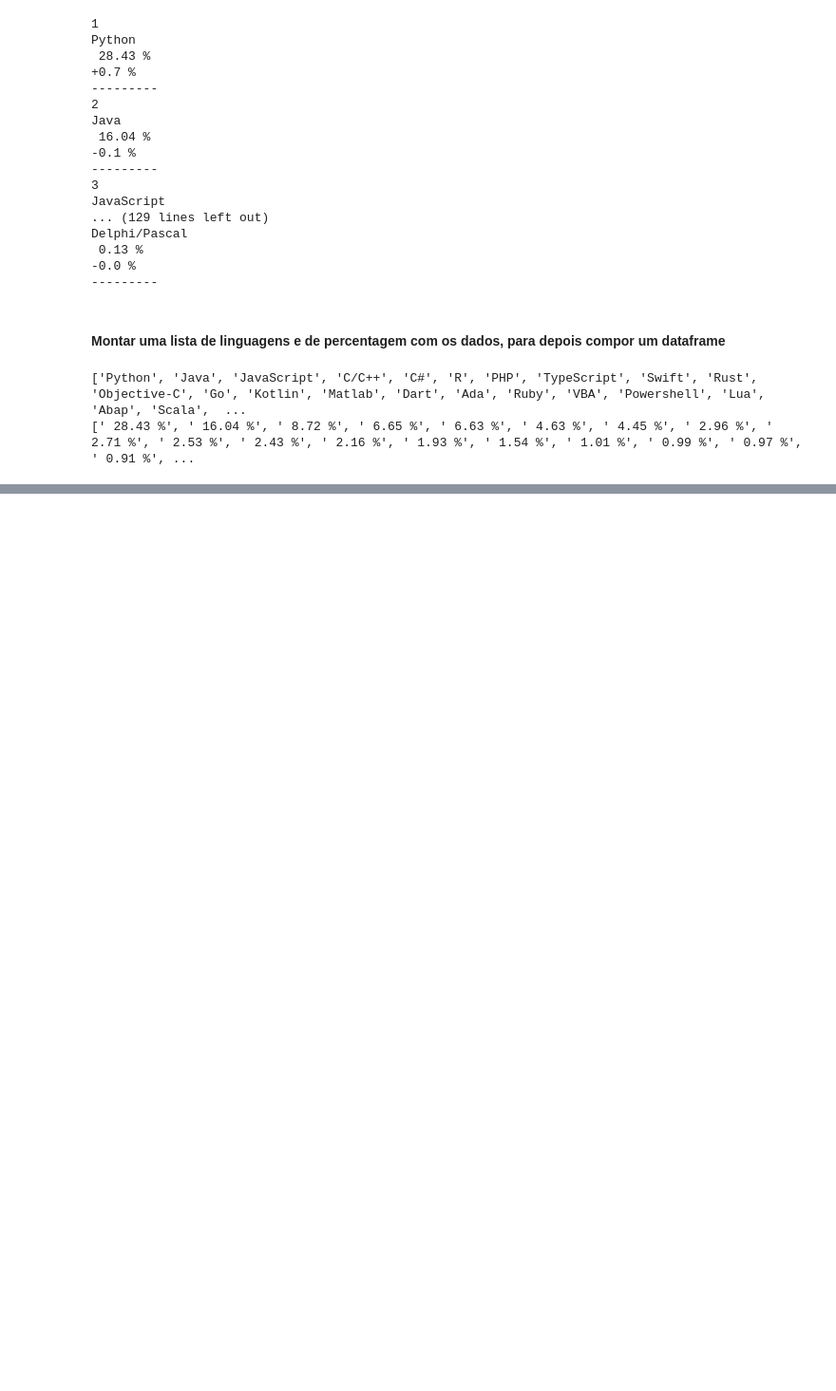
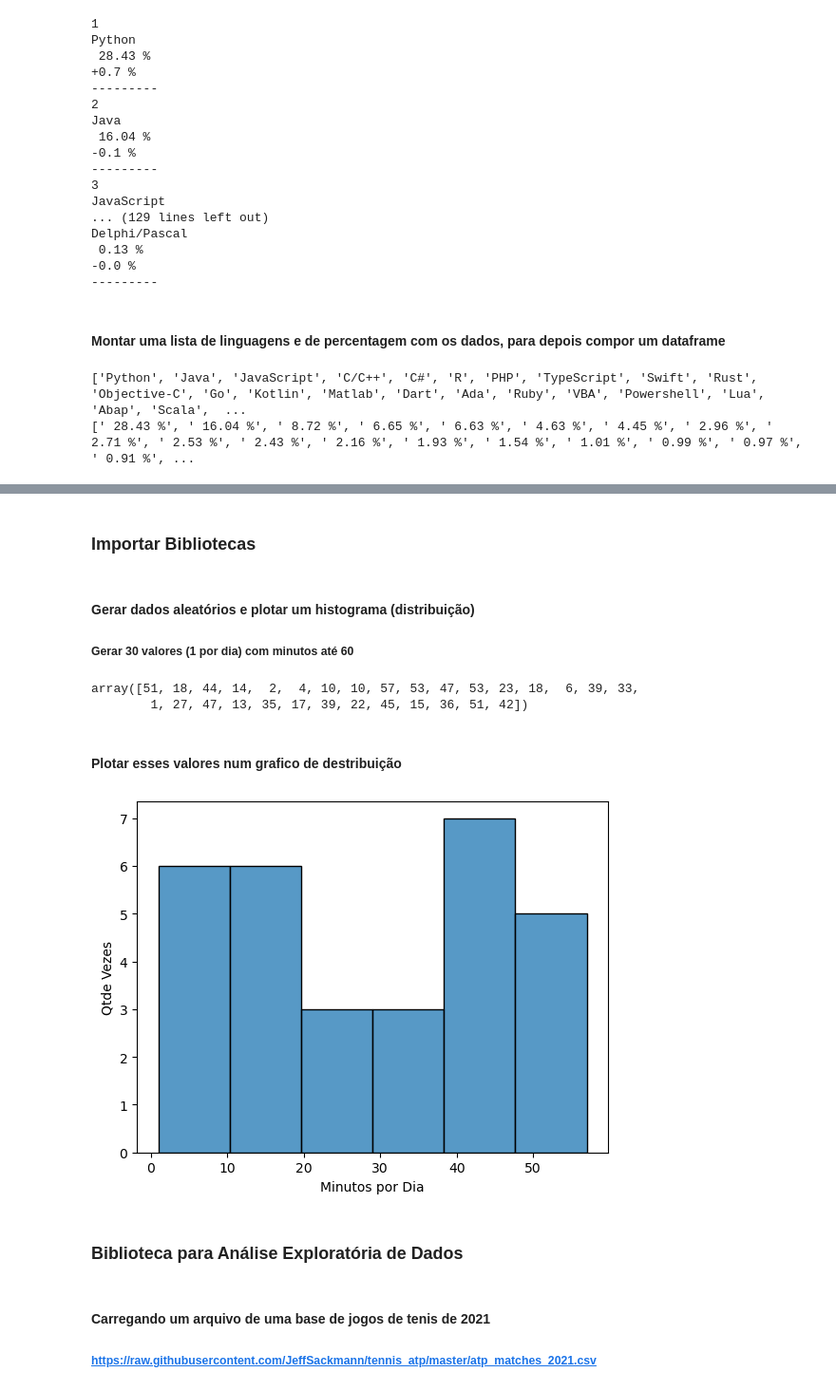
Before and after one commit to hgatoma/projecto-ds-01, a Jupyter notebook: ds-project-one.ipynb, the cells around one changed output, grey strips where cells are left out. Shown at 95% size. Drawn from its saved outputs; the diff is of its cells as text; code cells hidden in the pictures; blank space fills up the shorter version.

```diff
--- a/ds-project-one.ipynb
+++ b/ds-project-one.ipynb
@@ -1009,0 +1264,2 @@ print(pontos)
+# %% [markdown]
+### Importar Bibliotecas
@@ -1009,0 +1271,19 @@ print(pontos)
+# %% [markdown]
+#### Gerar dados aleatórios e plotar um histograma (distribuição)
+##### Gerar 30 valores (1 por dia) com minutos até 60
+# %%
+minutospordia = np.random.randint(0, 60, 30)
+minutospordia
+# %% [output]
+array([51, 18, 44, 14,  2,  4, 10, 10, 57, 53, 47, 53, 23, 18,  6, 39, 33,
+        1, 27, 47, 13, 35, 17, 39, 22, 45, 15, 36, 51, 42])
+# %% [markdown]
+#### Plotar esses valores num grafico de destribuição
+# %%
+ax = sns.histplot(minutospordia, )
+ax.set(xlabel = 'Minutos por Dia', ylabel = 'Qtde Vezes')
+plt.show()
+# %% [output]
+[figure, added]
+# %% [markdown]
+### Biblioteca para Análise Exploratória de Dados
@@ -1009,0 +1292,3 @@ print(pontos)
+# %% [markdown]
+#### Carregando um arquivo de uma base de jogos de tenis de 2021
+##### https://raw.githubusercontent.com/JeffSackmann/tennis_atp/master/atp_matches_2021.csv
```
Also changed, not shown: parts of 84 cells of this notebook, 4 other files.
